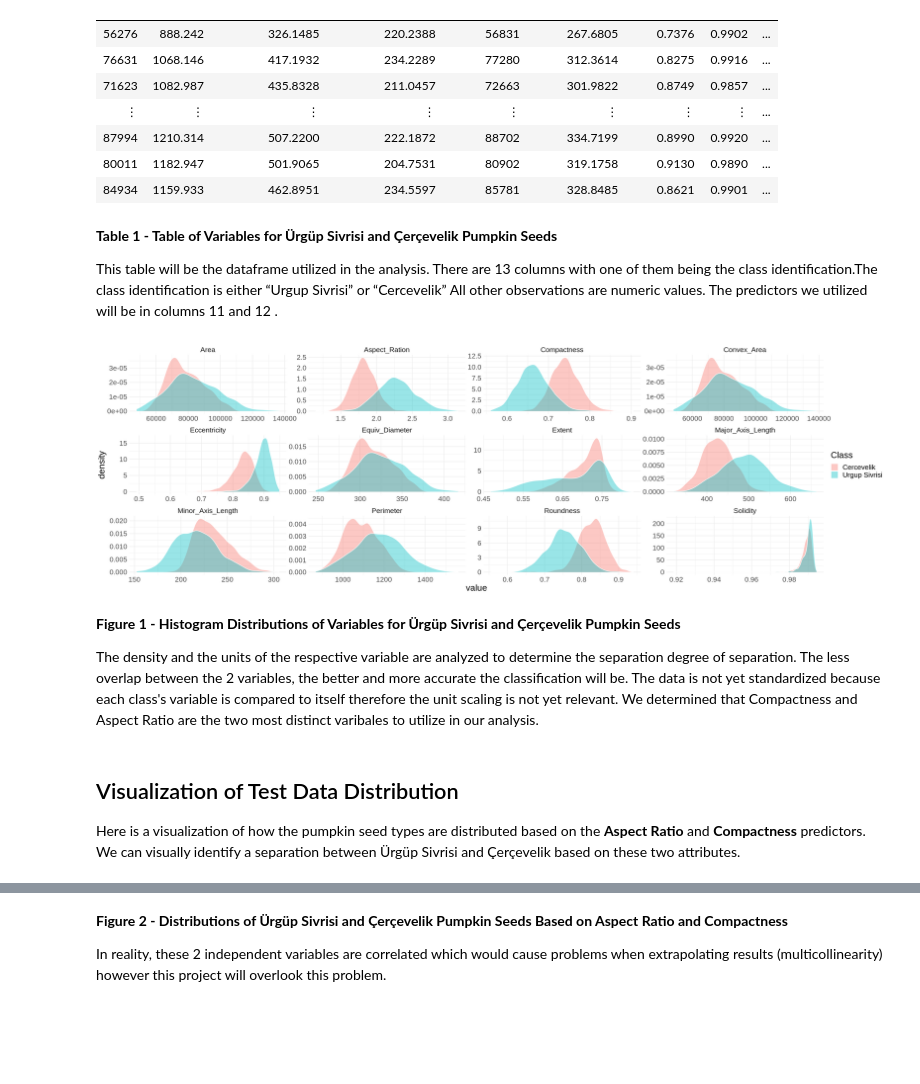
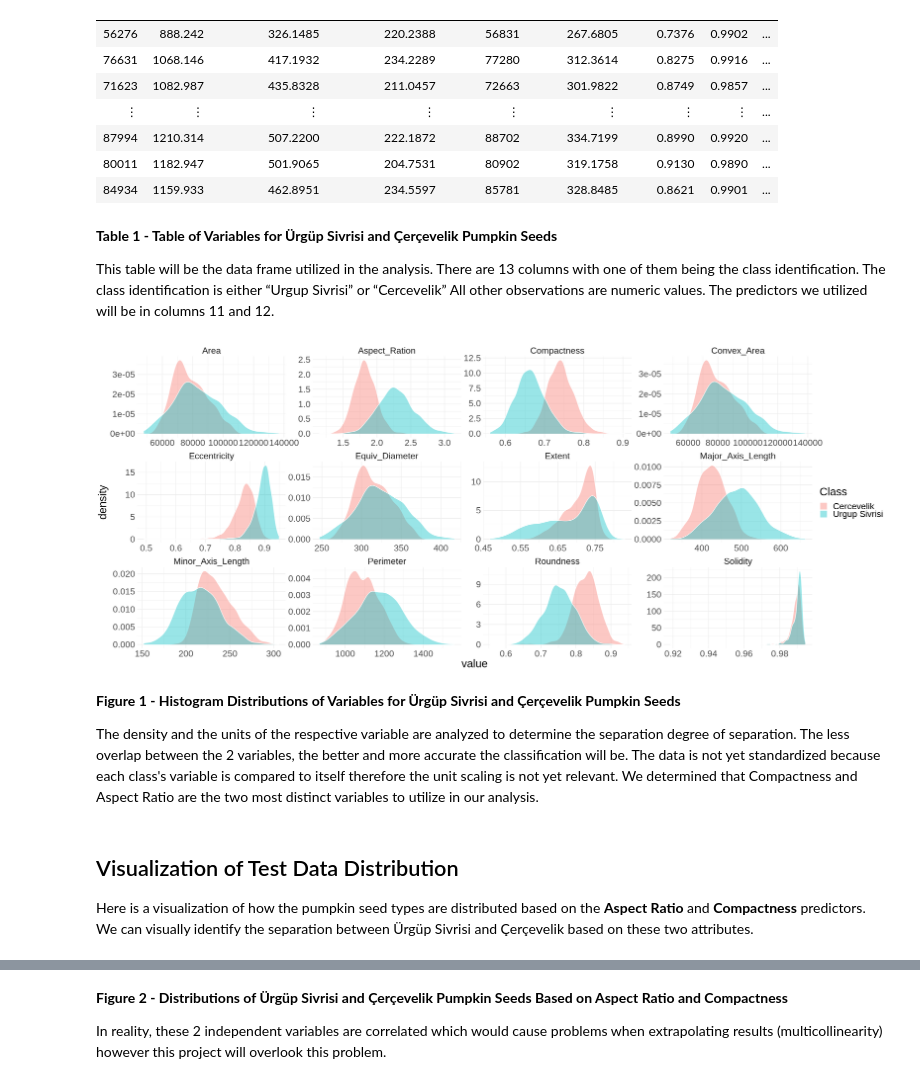
Before and after one commit to luevrata/pumpkin_seeds_data, a Jupyter notebook: Final Project Submission.ipynb, the cells around one changed output, grey strips where cells are left out. Saved outputs shown, nothing was run; the diff lists cells and outputs as text; code cells hidden in the pictures; blank space fills up the shorter version.

Commit message:
Add first 2 discussion, fix typos, polish plots

```diff
--- a/Final Project Submission.ipynb
+++ b/Final Project Submission.ipynb
@@ -86,25 +86,25 @@ A spec_tbl_df: 2500 × 13
 # %% [markdown]
 **Table 1 - Table of Variables for Ürgüp Sivrisi and Çerçevelik Pumpkin Seeds**
 
-This table will be the dataframe utilized in the analysis. There are 13 columns with one of them being the class identification.The class identification is either “Urgup Sivrisi” or “Cercevelik” All other observations are numeric values. The predictors we utilized will be in columns 11 and 12 .
+This table will be the data frame utilized in the analysis. There are 13 columns with one of them being the class identification. The class identification is either “Urgup Sivrisi” or “Cercevelik” All other observations are numeric values. The predictors we utilized will be in columns 11 and 12.
 # %%
 set.seed(1234)
-options(repr.plot.width=25, repr.plot.height=8)
+options(repr.plot.width=24, repr.plot.height=10)
 predictor_analysis<-pumpkin_data %>%
     pivot_longer(cols = -Class, names_to = 'category', values_to = 'value')  %>%
     ggplot(aes(value, fill = Class)) +
         geom_density(alpha = 0.4, colour = 'white') +
         facet_wrap(~ category, scales = 'free') +
         theme_minimal() +
-        theme(text = element_text(size = 20))
+        theme(text = element_text(size = 24))
 predictor_analysis
 # %% [output]
-[figure, old version]
+[figure, new version]
 # %% [markdown]
 **Figure 1 - Histogram Distributions of Variables for Ürgüp Sivrisi and Çerçevelik Pumpkin Seeds**
 
-The density and the units of the respective variable are analyzed to determine the separation degree of separation. The less overlap between the 2 variables, the better and more accurate the classification will be. The data is not yet standardized because each class's variable is compared to itself therefore the unit scaling is not yet relevant. We determined that Compactness and Aspect Ratio are the two most distinct varibales to utilize in our analysis.
+The density and the units of the respective variable are analyzed to determine the separation degree of separation. The less overlap between the 2 variables, the better and more accurate the classification will be. The data is not yet standardized because each class's variable is compared to itself therefore the unit scaling is not yet relevant. We determined that Compactness and Aspect Ratio are the two most distinct variables to utilize in our analysis.
 # %% [markdown]
 ## Visualization of Test Data Distribution
-Here is a visualization of how the pumpkin seed types are distributed based on the **Aspect Ratio** and **Compactness** predictors. We can visually identify a separation between Ürgüp Sivrisi and Çerçevelik based on these two attributes.
+Here is a visualization of how the pumpkin seed types are distributed based on the **Aspect Ratio** and **Compactness** predictors. We can visually identify the separation between Ürgüp Sivrisi and Çerçevelik based on these two attributes.
 # %%
```
Also changed, not shown: parts of 14 cells of this notebook.
